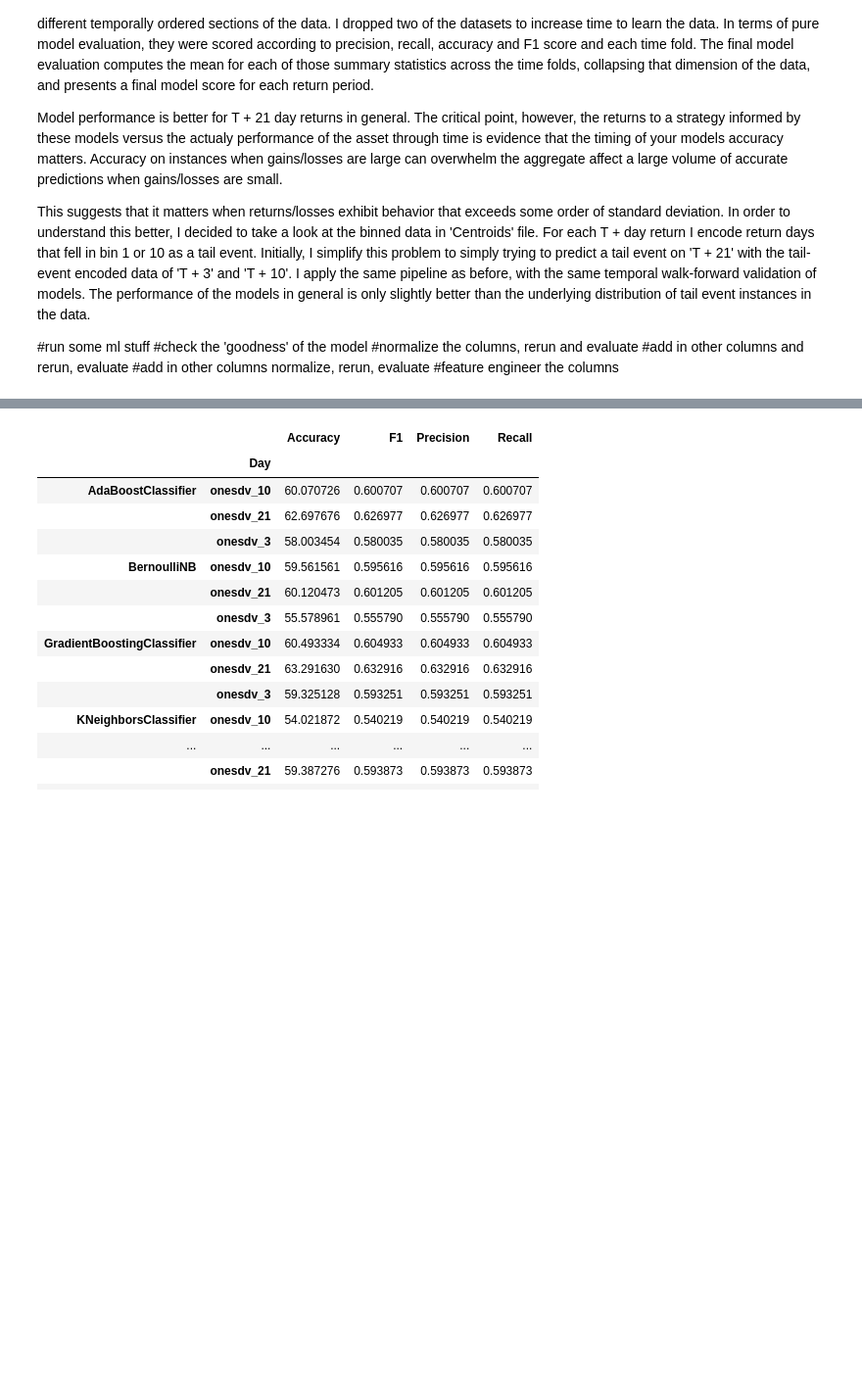
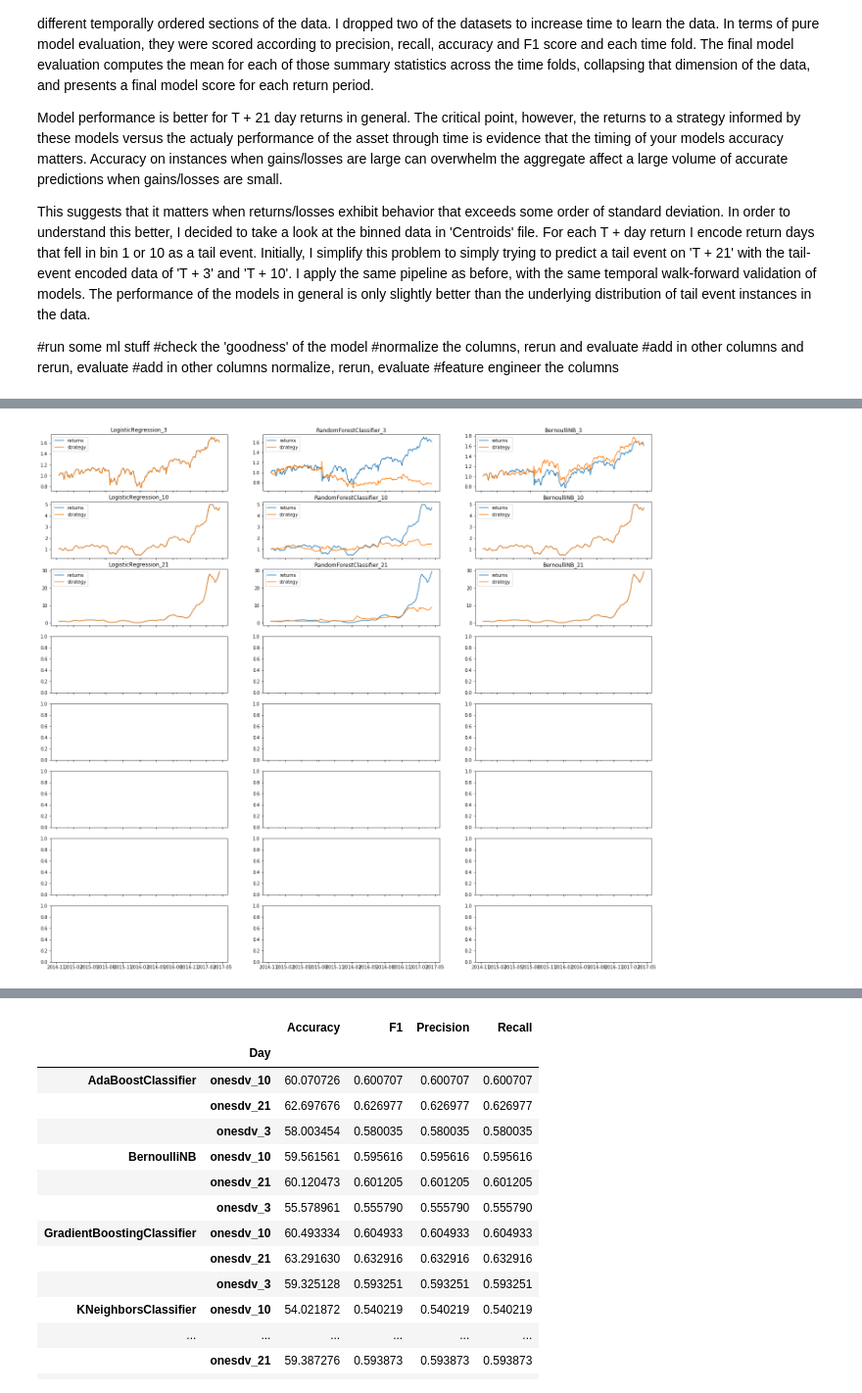
Before and after one commit to eliekawerk/trading, a Jupyter notebook: spx_ml.ipynb, the cells around one changed output, grey strips where cells are left out. Shown at 98% size. Cells and saved outputs as stored; diff of their text form; code cells hidden in the pictures; blank space fills up the shorter version.

```diff
--- a/spx_ml.ipynb
+++ b/spx_ml.ipynb
@@ -100,6 +100,7 @@ from sklearn.metrics import accuracy_score, precision_score, recall_score, f1_sc
 
 #model imports
 from sklearn.linear_model import LogisticRegression
+from sklearn.linear_model import LinearRegression
 from sklearn.neighbors import KNeighborsClassifier
 from sklearn.svm import SVC
 from sklearn.tree import DecisionTreeClassifier
@@ -107,12 +108,15 @@ from sklearn.ensemble import RandomForestClassifier, AdaBoostClassifier, Gradien
 from sklearn.naive_bayes import BernoulliNB
 from sklearn.discriminant_analysis import LinearDiscriminantAnalysis
 
+from sklearn.feature_selection import SelectFromModel
+
+
 
 from sklearn.model_selection import TimeSeriesSplit
 
 classifiers = [
     LogisticRegression(),
-    KNeighborsClassifier(3),
+    KNeighborsClassifier(6),
     SVC(kernel="rbf", C=0.025, probability=True),
     RandomForestClassifier(),
     AdaBoostClassifier(),
@@ -132,6 +136,9 @@ for day in ["3", "10", "21"]:
 
     for clf in classifiers:
 
+        name = clf.__class__.__name__
+
+
         tscv = TimeSeriesSplit(n_splits=10)
         fold = 1
         for train_index, test_index in tscv.split(features_targets[features]):
@@ -144,7 +151,6 @@ for day in ["3", "10", "21"]:
 
 
             clf.fit(X_train, np.sign(y_train))
-            name = clf.__class__.__name__
 
             test_predictions = clf.predict(X_test)
             acc = accuracy_score(np.sign(y_test.values), test_predictions)
@@ -160,6 +166,6 @@ for day in ["3", "10", "21"]:
             log_entry = log_entry.set_index(keys='Classifier')
             log = log.append(log_entry)
             fold += 1
-        model_test_period_returns[str(name) + '_' + day ] = evaluate_model(test_predictions, features_targets[train_index[-1]:])
+        model_test_period_returns[str(name) + '_' + day ] = evaluate_model(test_predictions, features_targets[day][train_index[-1]:])
 
 log = log.dropna(axis=1)
@@ -167,0 +181,10 @@ log = log.dropna(axis=1)
+# %%
+fig, axes = plt.subplots(8, 3, figsize=(24, 24), sharex=True)
+
+for i, model in enumerate(model_test_period_returns.keys()):
+
+    model_test_period_returns[model][['returns', 'strategy']].dropna().cumsum(
+                ).apply(np.exp).plot(ax=axes[i//3, i%3])
+    axes[i//3, i%3].set_title(model)
+# %% [output]
+[figure, added]
```
Also changed, not shown: parts of 8 cells of this notebook.
